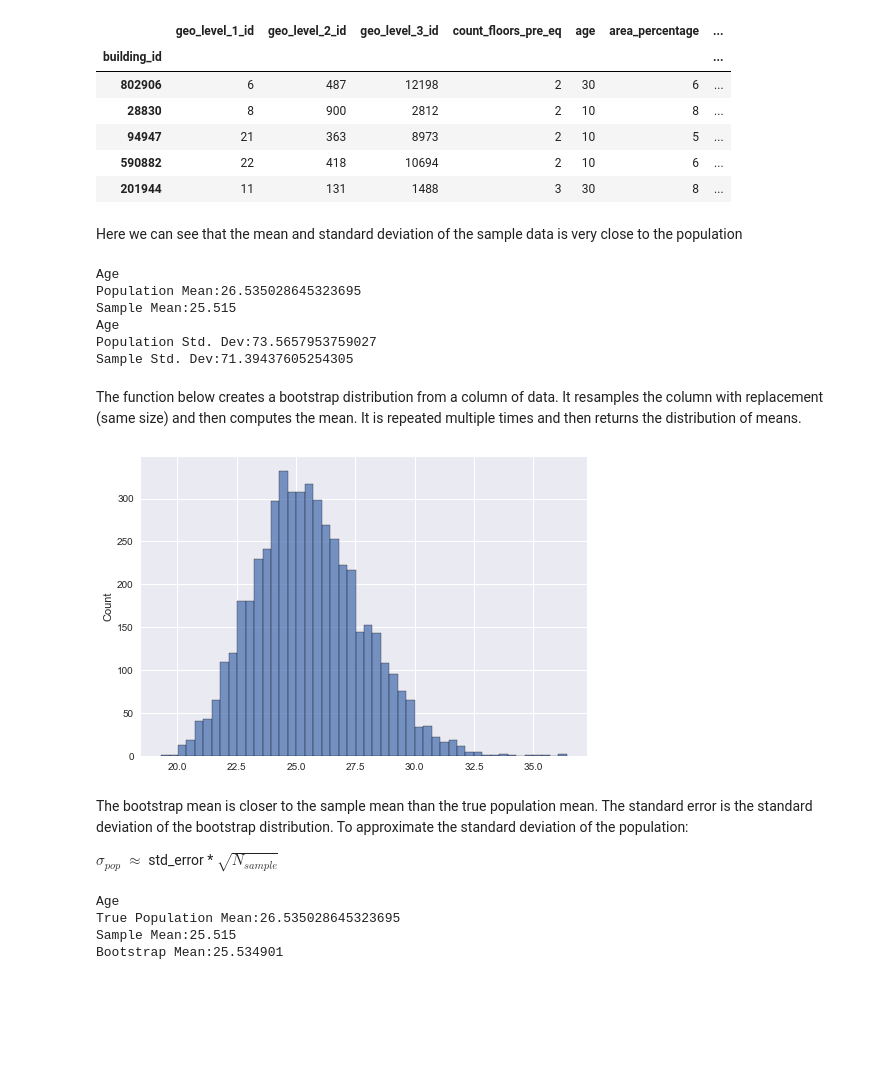
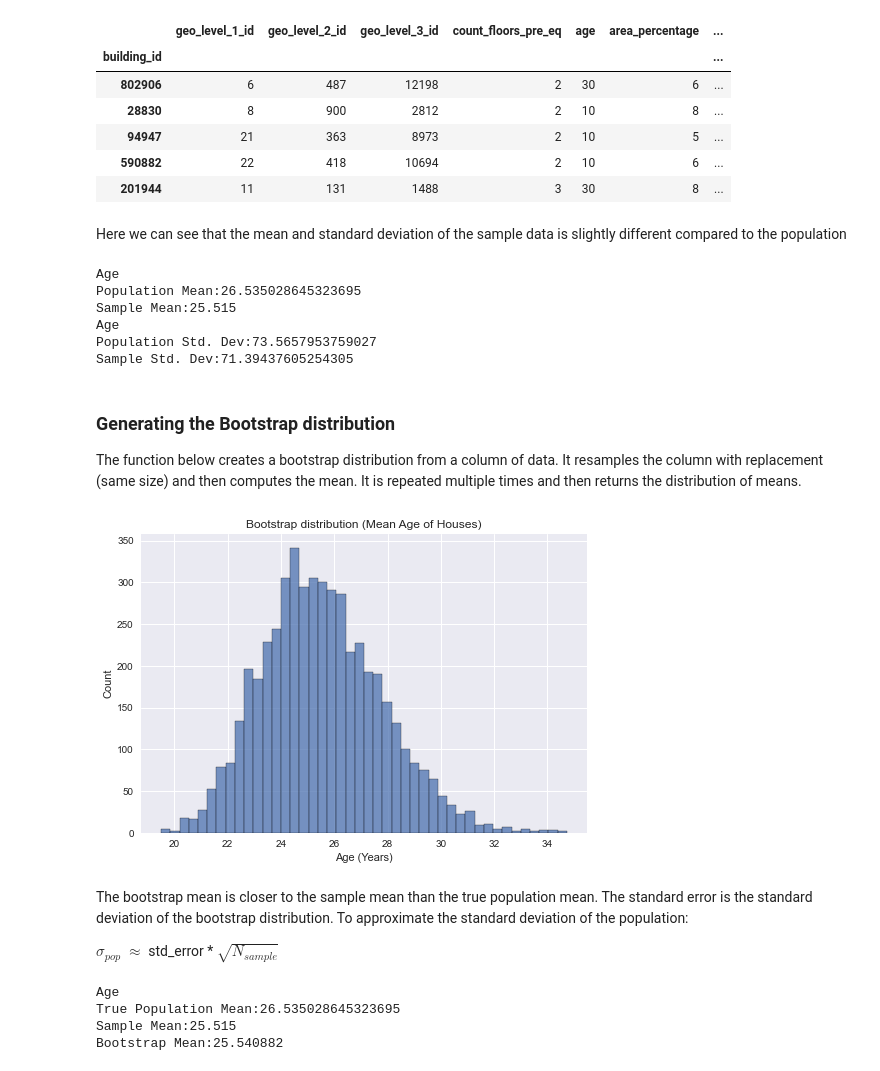
Before and after one commit to khizon/Earthquake_Damage_Detection, a Jupyter notebook: Hypothesis_Testing.ipynb, the cells around one changed output. Drawn from its saved outputs; the diff is of its cells as text; code cells hidden in the pictures; blank space fills up the shorter version.

```diff
--- a/Hypothesis_Testing.ipynb
+++ b/Hypothesis_Testing.ipynb
@@ -34,7 +36,7 @@ df.head()
 | 590882 | 22 | 418 | 10694 | 2 | 10 | 6 | ... |
 | 201944 | 11 | 131 | 1488 | 3 | 30 | 8 | ... |
 # %% [markdown]
-Here we can see that the mean and standard deviation of the sample data is very close to the population
+Here we can see that the mean and standard deviation of the sample data is slightly different compared to the population
 # %%
 age_mean = df['age'].mean()
 age_sample_mean = df_sample['age'].mean()
@@ -52,6 +54,8 @@ Age
 Population Std. Dev:73.5657953759027
 Sample Std. Dev:71.39437605254305
 # %% [markdown]
+### Generating the Bootstrap distribution
+
 The function below creates a bootstrap distribution from a column of data. It resamples the column with replacement (same size) and then computes the mean. It is repeated multiple times and then returns the distribution of means.
 # %%
 # Generating a bootstrap distribution
@@ -66,21 +70,24 @@ def bootstrap(X, n=1000):
 # %%
 age_boot_distn = bootstrap(df_sample['age'], 5000)
 sns.histplot(age_boot_distn)
+plt.title('Bootstrap distribution (Mean Age of Houses)')
+plt.xlabel('Age (Years)')
 plt.show()
 # %% [output]
-[figure, old version]
+[figure, new version]
 # %% [markdown]
 The bootstrap mean is closer to the sample mean than the true population mean. The standard error is the standard deviation of the bootstrap distribution. To approximate the standard deviation of the population:
 
 $\sigma_{pop}$ $\approx$ std_error * $\sqrt{N_{sample}}$
 # %%
+age_boot_mean = np.mean(age_boot_distn)
 print(f'Age\nTrue Population Mean:{age_mean}\nSample Mean:{age_sample_mean}\
-        \nBootstrap Mean:{np.mean(age_boot_distn)}')
+        \nBootstrap Mean:{age_boot_mean}')
 # %% [output]
 Age
 True Population Mean:26.535028645323695
 Sample Mean:25.515
-Bootstrap Mean:25.534901
+Bootstrap Mean:25.540882
 # %%
 std_error = np.std(age_boot_distn, ddof=1)
 print(f'Age\nPopulation Std. Dev:{age_std}\nSample Std. Dev:{age_sample_std}\
```
Also changed, not shown: parts of 9 cells of this notebook.
